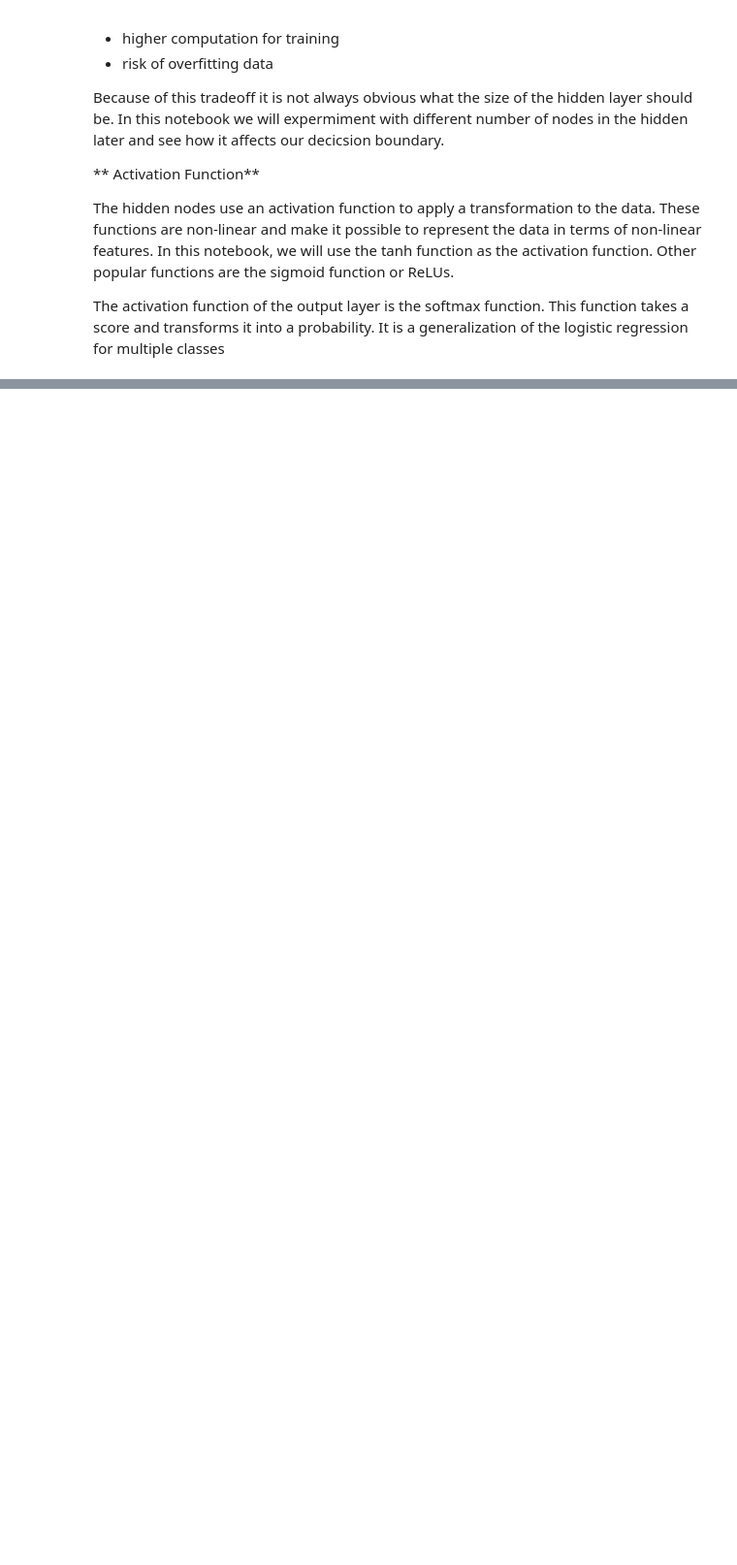
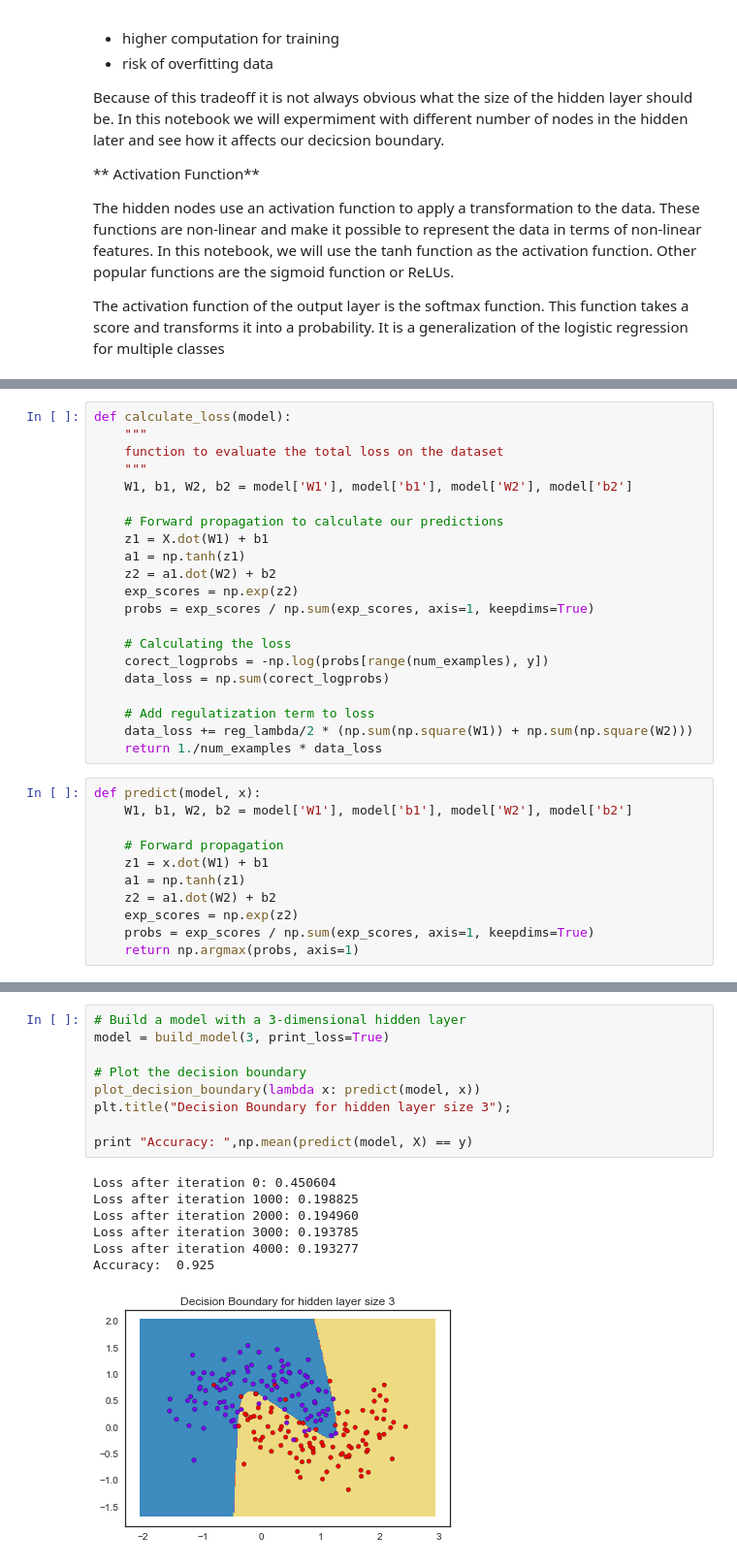
Before and after one commit to Libardo1/NNet, a Jupyter notebook: Neural Net.ipynb, the cells around one changed output, grey strips where cells are left out. Shown at 97% size. Drawn from its saved outputs; the diff is of its cells as text; blank space fills up the shorter version.

```diff
--- a/Neural Net.ipynb
+++ b/Neural Net.ipynb
@@ -88,0 +99,32 @@ The activation function of the output layer is the softmax function. This functi
+# %%
+def calculate_loss(model):
+    """
+    function to evaluate the total loss on the dataset
+    """
+    W1, b1, W2, b2 = model['W1'], model['b1'], model['W2'], model['b2']
+
+    # Forward propagation to calculate our predictions
+    z1 = X.dot(W1) + b1
+    a1 = np.tanh(z1)
+    z2 = a1.dot(W2) + b2
+    exp_scores = np.exp(z2)
+    probs = exp_scores / np.sum(exp_scores, axis=1, keepdims=True)
+
+    # Calculating the loss
+    corect_logprobs = -np.log(probs[range(num_examples), y])
+    data_loss = np.sum(corect_logprobs)
+
+    # Add regulatization term to loss
+    data_loss += reg_lambda/2 * (np.sum(np.square(W1)) + np.sum(np.square(W2)))
+    return 1./num_examples * data_loss
+# %%
+def predict(model, x):
+    W1, b1, W2, b2 = model['W1'], model['b1'], model['W2'], model['b2']
+
+    # Forward propagation
+    z1 = x.dot(W1) + b1
+    a1 = np.tanh(z1)
+    z2 = a1.dot(W2) + b2
+    exp_scores = np.exp(z2)
+    probs = exp_scores / np.sum(exp_scores, axis=1, keepdims=True)
+    return np.argmax(probs, axis=1)
@@ -88,0 +188,17 @@ The activation function of the output layer is the softmax function. This functi
+# %%
+# Build a model with a 3-dimensional hidden layer
+model = build_model(3, print_loss=True)
+
+# Plot the decision boundary
+plot_decision_boundary(lambda x: predict(model, x))
+plt.title("Decision Boundary for hidden layer size 3");
+
+print "Accuracy: ",np.mean(predict(model, X) == y)
+# %% [output]
+Loss after iteration 0: 0.450604
+Loss after iteration 1000: 0.198825
+Loss after iteration 2000: 0.194960
+Loss after iteration 3000: 0.193785
+Loss after iteration 4000: 0.193277
+Accuracy:  0.925
+[figure, added]
```
Also changed, not shown: parts of 14 cells of this notebook.
